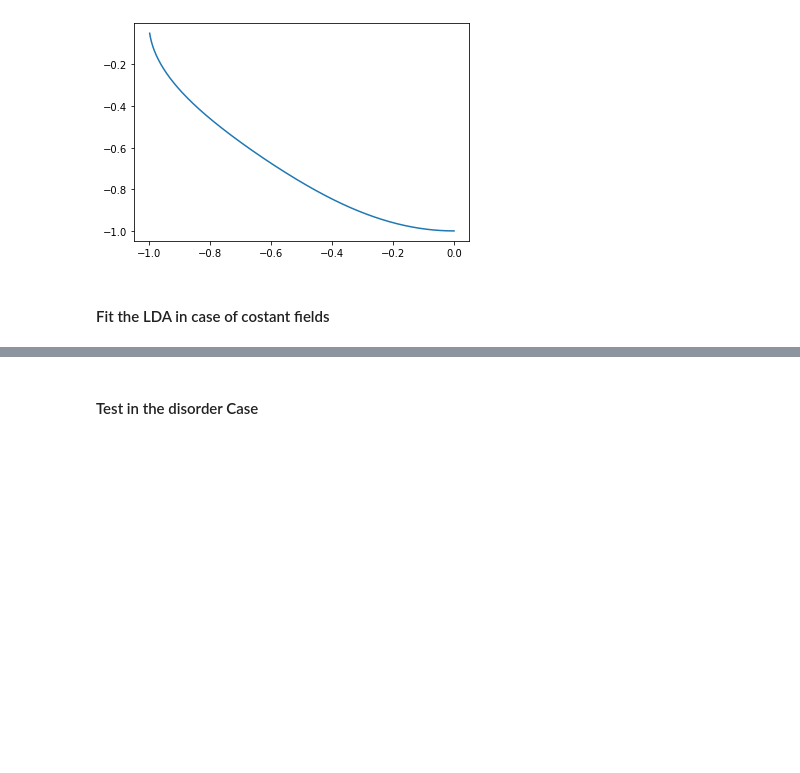
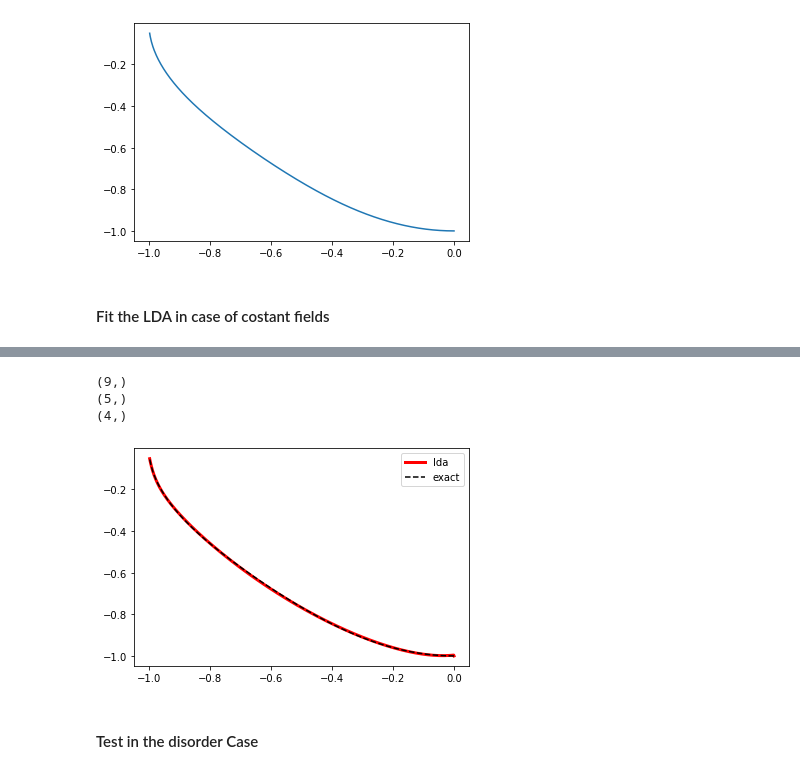
Before and after one commit to emacosta95/quantum_simulations_for_ising, a Jupyter notebook: lda_approximation.ipynb, the cells around one changed output, grey strips where cells are left out. Cells and saved outputs as stored; diff of their text form; code cells hidden in the pictures; blank space fills up the shorter version.

```diff
--- a/lda_approximation.ipynb
+++ b/lda_approximation.ipynb
@@ -9,3 +5,22 @@ import matplotlib.pyplot as plt
+# %%
+import numpy as np
+from src.utils_nambu_system import parallel_nambu_diagonalization_ising_model
+import matplotlib.pyplot as plt
+from scipy.optimize import curve_fit
+
+def pade(z:np.ndarray,a_p,b_p,c_p,d_p,e_p,a_q,b_q,c_q,d_q):
+    z_poly=z[None,:]**(4-np.arange(5))[:,None]
+    f=(z_poly[0,:]*a_p+z_poly[1,:]*b_p+z_poly[2,:]*c_p+z_poly[3,:]*d_p+z_poly[-1,:]*e_p)/(z_poly[0,:]*a_q+z_poly[1,:]*b_q+z_poly[2,:]*c_q+z_poly[3,:]*d_q)
+    return f
+
+def lda_functional(z:np.ndarray,coeff:np.ndarray):
+
+    f_lda=np.zeros((z.shape[0],z.shape[-1]))
+
+    #sorry for this free loop
+    for i in range(z.shape[-1]):
+        f_lda[:,i]=pade(z[:,i],a_p=coeff[0],b_p=coeff[1],c_p=coeff[2],d_p=coeff[3],e_p=coeff[4],a_q=coeff[5],b_q=coeff[6],c_q=coeff[7],d_q=coeff[8])
+    return f_lda
 # %% [markdown]
 #### Data
 # %%
@@ -59,3 +76,30 @@ def f_lda(z:np.ndarray,coeff:np.ndarray):
+# %%
+coeff,_=curve_fit(f=pade,xdata=z,ydata=f,)
+
+print(coeff.shape)
+
+coeff_p=coeff[:5]
+coeff_q=coeff[5:]
+print(coeff_p.shape)
+print(coeff_q.shape)
+
+f_ml=pade(z,a_p=coeff[0],b_p=coeff[1],c_p=coeff[2],d_p=coeff[3],e_p=coeff[4],a_q=coeff[5],b_q=coeff[6],c_q=coeff[7],d_q=coeff[8])
+
+
+
+# z_poly_p=z[None,:]*(4-np.arange(5))[:,None]
+# z_poly_q=z[None,:]*(3-np.arange(4))[:,None]
+# f_ml=np.einsum('ka,k->a',z_poly_p,coeff_p)/np.einsum('ka,k->a',z_poly_q,coeff_q)
+
+plt.plot(z,f_ml,color='red',label='lda',linewidth=3)
+plt.plot(z,f,color='black',label='exact',linestyle='--')
+plt.legend()
+plt.show()
+# %% [output]
+(9,)
+(5,)
+(4,)
+[figure, added]
 # %% [markdown]
 #### Test in the disorder Case
 # %%
```
Also changed, not shown: parts of 4 cells of this notebook, 9 other files.
